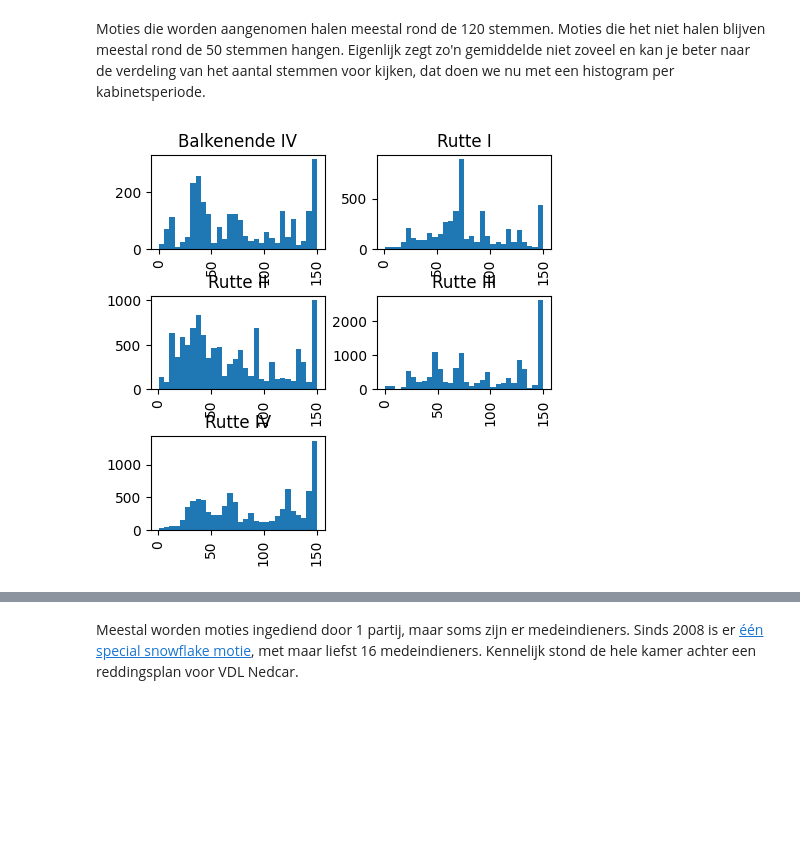
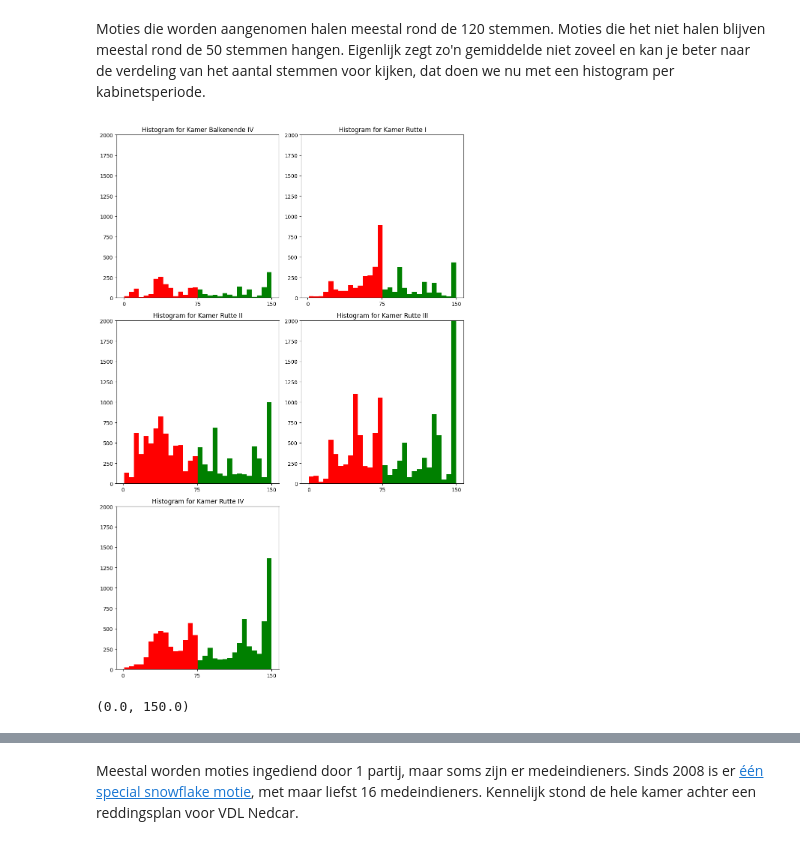
Before and after one commit to jvanelteren/kamermoties, a Jupyter notebook: 2023-08-03-kamermotiesEDA.ipynb, the cells around one changed output, grey strips where cells are left out. Cells and saved outputs as stored; diff of their text form; code cells hidden in the pictures; blank space fills up the shorter version.

```diff
--- a/2023-08-03-kamermotiesEDA.ipynb
+++ b/2023-08-03-kamermotiesEDA.ipynb
@@ -263,10 +265,51 @@ chart
 [interactive output not drawn]
 # %% [markdown]
 Moties die worden aangenomen halen meestal rond de 120 stemmen. Moties die het niet halen blijven meestal rond de 50 stemmen hangen. Eigenlijk zegt zo'n gemiddelde niet zoveel en kan je beter naar de verdeling van het aantal stemmen voor kijken, dat doen we nu met een histogram per kabinetsperiode.
-# %%
-#| echo: false
-from IPython.display import set_matplotlib_formats
-set_matplotlib_formats('png')
-plot = df['Voor'].hist(by=df['Kamer'], bins=30, figsize=(5,5));
-# %% [output]
-[figure, removed]
+# %%
+# Set tick marks at every 75 units
+tick_interval = 75
+
+# Determine the common y-axis limits based on all histogram data
+y_min = 0
+y_max = 2000
+
+# Create separate subplots for each Kamer category in a 2-column grid
+num_categories = df['Kamer'].nunique()
+num_cols = 2
+num_rows = (num_categories + num_cols - 1) // num_cols
+fig, axes = plt.subplots(nrows=num_rows, ncols=num_cols, figsize=(10, 5*num_rows))
+
+# Plot each histogram separately
+for i, (category, group) in enumerate(df.groupby('Kamer')):
+    row, col = i // num_cols, i % num_cols
+    ax = axes[row, col]
+    values = group['Voor']
+    bins = 30
+    _, bins, patches = ax.hist(values, bins=bins)
+    ax.set_title(f'Histogram for Kamer {category}')
+    ax.xaxis.set_major_locator(ticker.MultipleLocator(base=tick_interval))
+
+    # Set color for bars left from 75 as red
+    # Set color for bars right from 75 as green
+    for patch, left_edge in zip(patches, bins[:-1]):
+        if left_edge < 75:
+            patch.set_facecolor('red')
+        else:
+            patch.set_facecolor('green')
+
+    # Set y-axis limits for all histograms
+    ax.set_ylim(y_min, y_max)
+
+# Hide empty subplots if any
+for i in range(num_categories, num_rows*num_cols):
+    axes.flatten()[i].axis('off')
+
+# Adjust layout and show the plot
+plt.tight_layout()
+plt.show()
+# %% [output]
+[figure, added]
+# %%
+x_min, x_max
+# %% [output]
+(0.0, 150.0)
```
Also changed, not shown: parts of 17 cells of this notebook, 1 other file.
